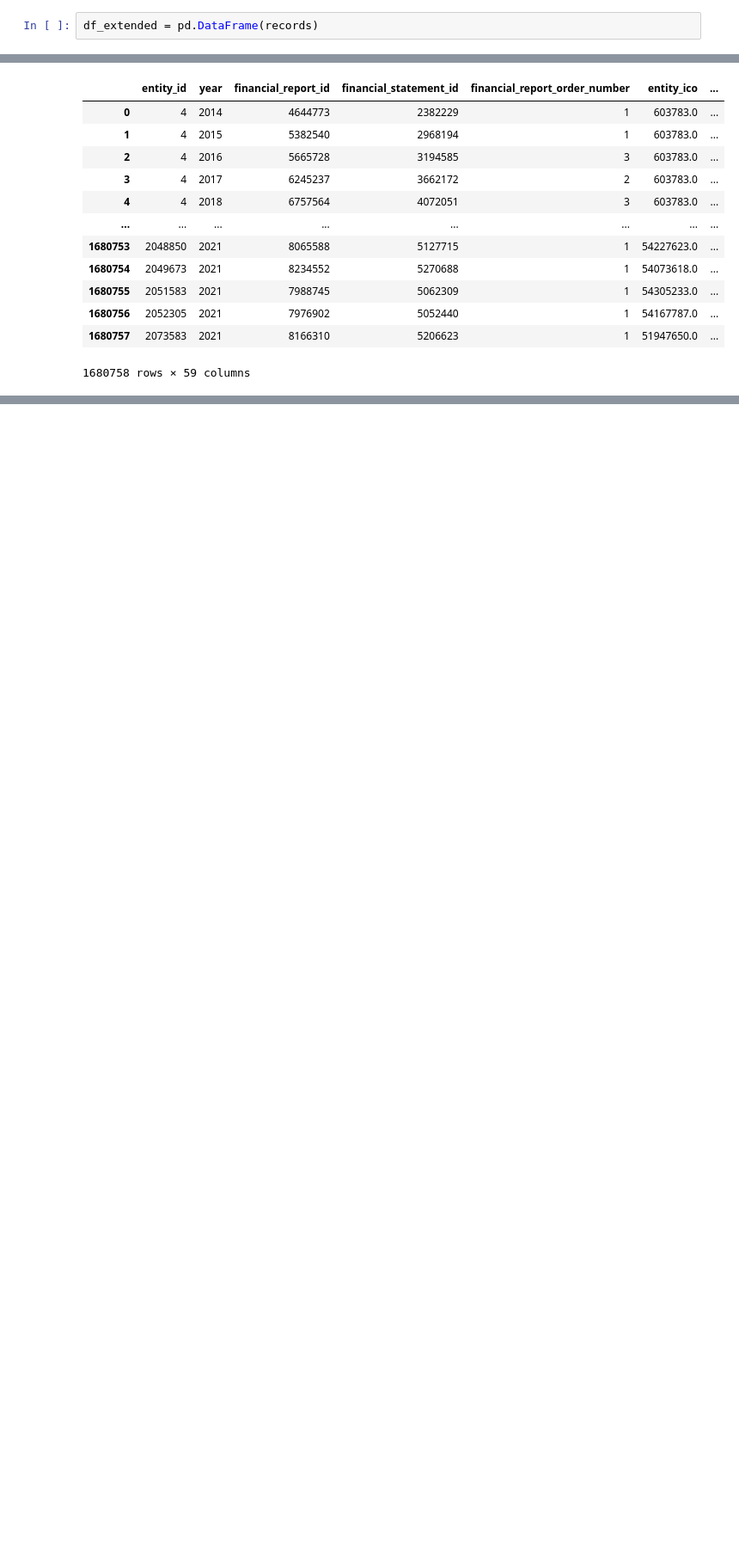
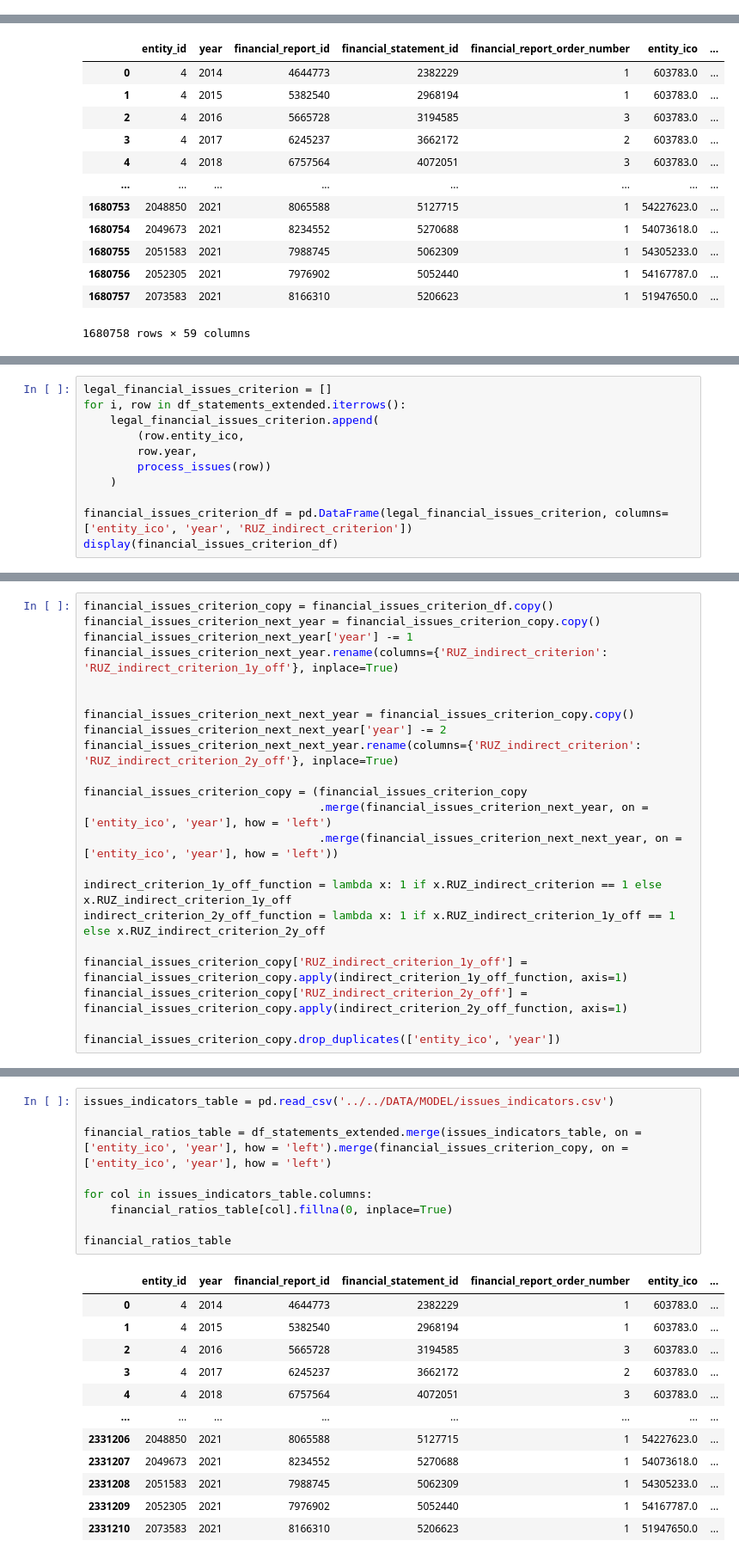
Before and after one commit to rohalmatus/financial-distress-models, a Jupyter notebook: CODE/TRANSFORM/06_financial_ratios_transform.ipynb, the cells around one changed output, grey strips where cells are left out. Shown at 86% size. Drawn from its saved outputs; the diff is of its cells as text; blank space fills up the shorter version.

```diff
--- a/CODE/TRANSFORM/06_financial_ratios_transform.ipynb
+++ b/CODE/TRANSFORM/06_financial_ratios_transform.ipynb
@@ -119,2 +133,0 @@ df_extended = pd.DataFrame(records)
-# %%
-df_extended = pd.DataFrame(records)
@@ -249,0 +251,11 @@ df_statements_extended
+# %%
+legal_financial_issues_criterion = []
+for i, row in df_statements_extended.iterrows():
+    legal_financial_issues_criterion.append(
+        (row.entity_ico,
+        row.year,
+        process_issues(row))
+    )
+
+financial_issues_criterion_df = pd.DataFrame(legal_financial_issues_criterion, columns=['entity_ico', 'year', 'RUZ_indirect_criterion'])
+display(financial_issues_criterion_df)
@@ -249,0 +276,22 @@ df_statements_extended
+# %%
+financial_issues_criterion_copy = financial_issues_criterion_df.copy()
+financial_issues_criterion_next_year = financial_issues_criterion_copy.copy()
+financial_issues_criterion_next_year['year'] -= 1
+financial_issues_criterion_next_year.rename(columns={'RUZ_indirect_criterion': 'RUZ_indirect_criterion_1y_off'}, inplace=True)
+
+
+financial_issues_criterion_next_next_year = financial_issues_criterion_copy.copy()
+financial_issues_criterion_next_next_year['year'] -= 2
+financial_issues_criterion_next_next_year.rename(columns={'RUZ_indirect_criterion': 'RUZ_indirect_criterion_2y_off'}, inplace=True)
+
+financial_issues_criterion_copy = (financial_issues_criterion_copy
+                                   .merge(financial_issues_criterion_next_year, on = ['entity_ico', 'year'], how = 'left')
+                                   .merge(financial_issues_criterion_next_next_year, on = ['entity_ico', 'year'], how = 'left'))
+
+indirect_criterion_1y_off_function = lambda x: 1 if x.RUZ_indirect_criterion == 1 else x.RUZ_indirect_criterion_1y_off
+indirect_criterion_2y_off_function = lambda x: 1 if x.RUZ_indirect_criterion_1y_off == 1 else x.RUZ_indirect_criterion_2y_off
+
+financial_issues_criterion_copy['RUZ_indirect_criterion_1y_off'] = financial_issues_criterion_copy.apply(indirect_criterion_1y_off_function, axis=1)
+financial_issues_criterion_copy['RUZ_indirect_criterion_2y_off'] = financial_issues_criterion_copy.apply(indirect_criterion_2y_off_function, axis=1)
+
+financial_issues_criterion_copy.drop_duplicates(['entity_ico', 'year'])
@@ -249,0 +318,22 @@ df_statements_extended
+# %%
+issues_indicators_table = pd.read_csv('../../DATA/MODEL/issues_indicators.csv')
+
+financial_ratios_table = df_statements_extended.merge(issues_indicators_table, on = ['entity_ico', 'year'], how = 'left').merge(financial_issues_criterion_copy, on = ['entity_ico', 'year'], how = 'left')
+
+for col in issues_indicators_table.columns:
+    financial_ratios_table[col].fillna(0, inplace=True)
+
+financial_ratios_table
+# %% [output]
+|  | entity_id | year | financial_report_id | financial_statement_id | financial_report_order_number | entity_ico | ... |
+| 0 | 4 | 2014 | 4644773 | 2382229 | 1 | 603783.0 | ... |
+| 1 | 4 | 2015 | 5382540 | 2968194 | 1 | 603783.0 | ... |
+| 2 | 4 | 2016 | 5665728 | 3194585 | 3 | 603783.0 | ... |
+| 3 | 4 | 2017 | 6245237 | 3662172 | 2 | 603783.0 | ... |
+| 4 | 4 | 2018 | 6757564 | 4072051 | 3 | 603783.0 | ... |
+| ... | ... | ... | ... | ... | ... | ... | ... |
+| 2331206 | 2048850 | 2021 | 8065588 | 5127715 | 1 | 54227623.0 | ... |
+| 2331207 | 2049673 | 2021 | 8234552 | 5270688 | 1 | 54073618.0 | ... |
+| 2331208 | 2051583 | 2021 | 7988745 | 5062309 | 1 | 54305233.0 | ... |
+| 2331209 | 2052305 | 2021 | 7976902 | 5052440 | 1 | 54167787.0 | ... |
+| 2331210 | 2073583 | 2021 | 8166310 | 5206623 | 1 | 51947650.0 | ... |
```
Also changed, not shown: parts of 21 cells of this notebook, 2 other files.
